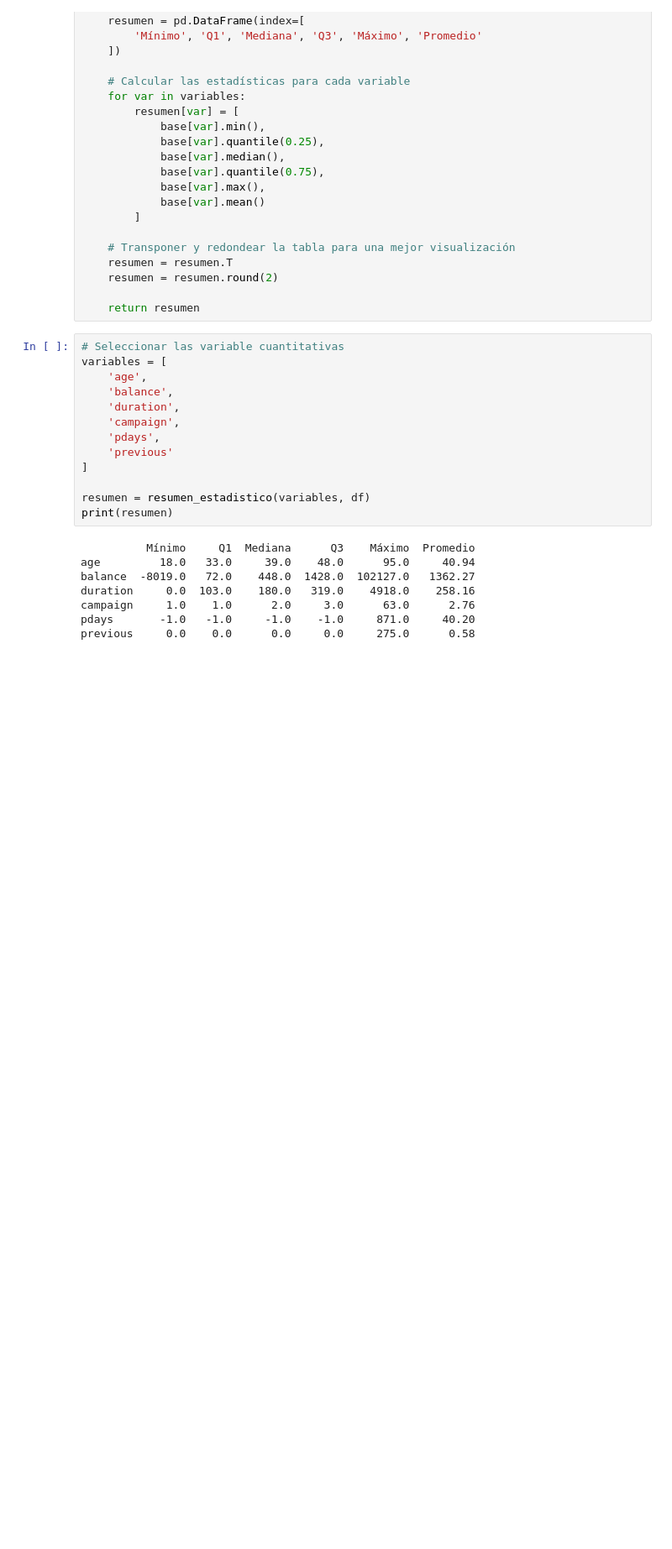
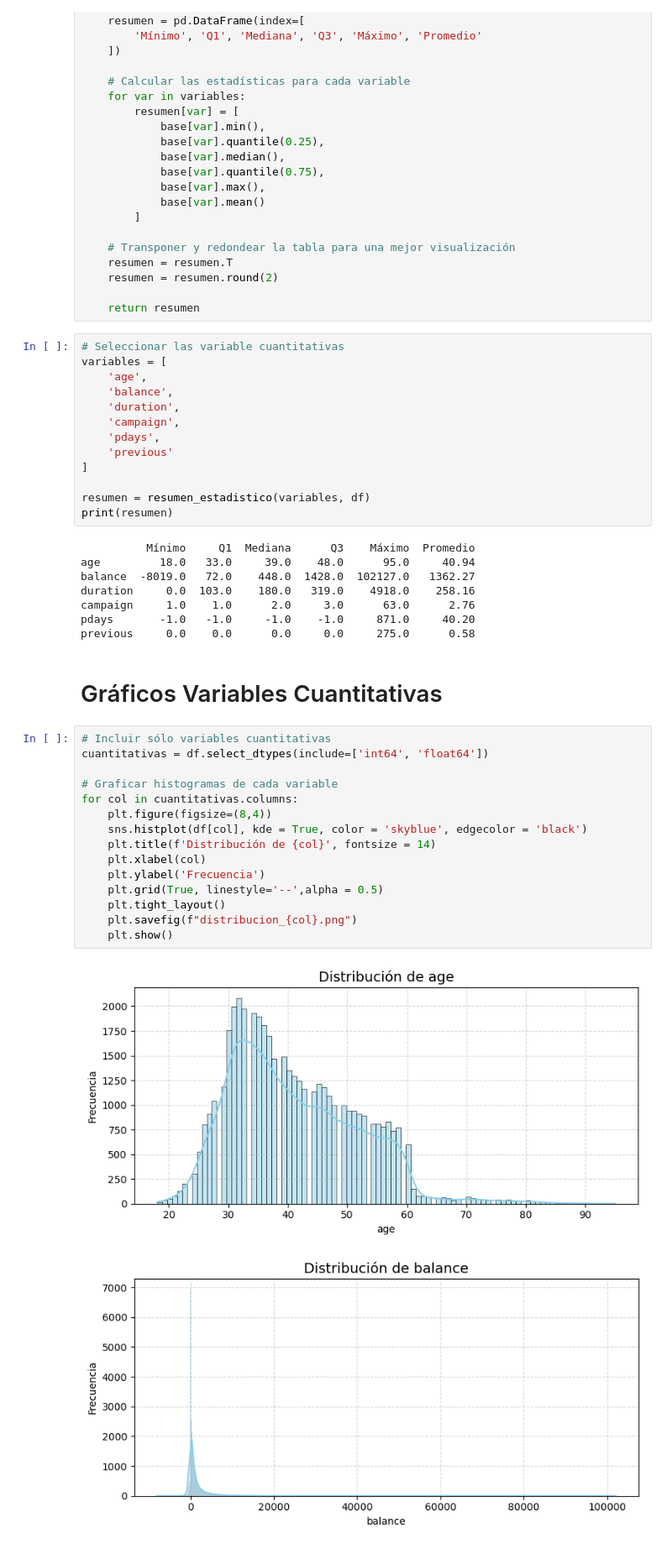
Before and after one commit to sofiabocker/Proyecto-An-lisis-de-Datos-I, a Jupyter notebook: cod.ipynb, the cells around one changed output. Shown at 84% size. Cells and saved outputs as stored; diff of their text form; blank space fills up the shorter version.

Commit message:
feat: se agrega código gráficos
Se agrega código de los gráficos al archivo cod para tener todo en un solo archivo

```diff
--- a/cod.ipynb
+++ b/cod.ipynb
@@ -91,3 +117,23 @@ duration     0.0  103.0    180.0   319.0    4918.0    258.16
 campaign     1.0    1.0      2.0     3.0      63.0      2.76
 pdays       -1.0   -1.0     -1.0    -1.0     871.0     40.20
 previous     0.0    0.0      0.0     0.0     275.0      0.58
+# %% [markdown]
+# Gráficos Variables Cuantitativas
+# %%
+# Incluir sólo variables cuantitativas
+cuantitativas = df.select_dtypes(include=['int64', 'float64'])
+
+# Graficar histogramas de cada variable
+for col in cuantitativas.columns:
+    plt.figure(figsize=(8,4))
+    sns.histplot(df[col], kde = True, color = 'skyblue', edgecolor = 'black')
+    plt.title(f'Distribución de {col}', fontsize = 14)
+    plt.xlabel(col)
+    plt.ylabel('Frecuencia')
+    plt.grid(True, linestyle='--',alpha = 0.5)
+    plt.tight_layout()
+    plt.savefig(f"distribucion_{col}.png")
+    plt.show()
+# %% [output]
+[figure, added]
+[figure, added]
```
Also changed, not shown: parts of 17 cells of this notebook, 26 other files.
